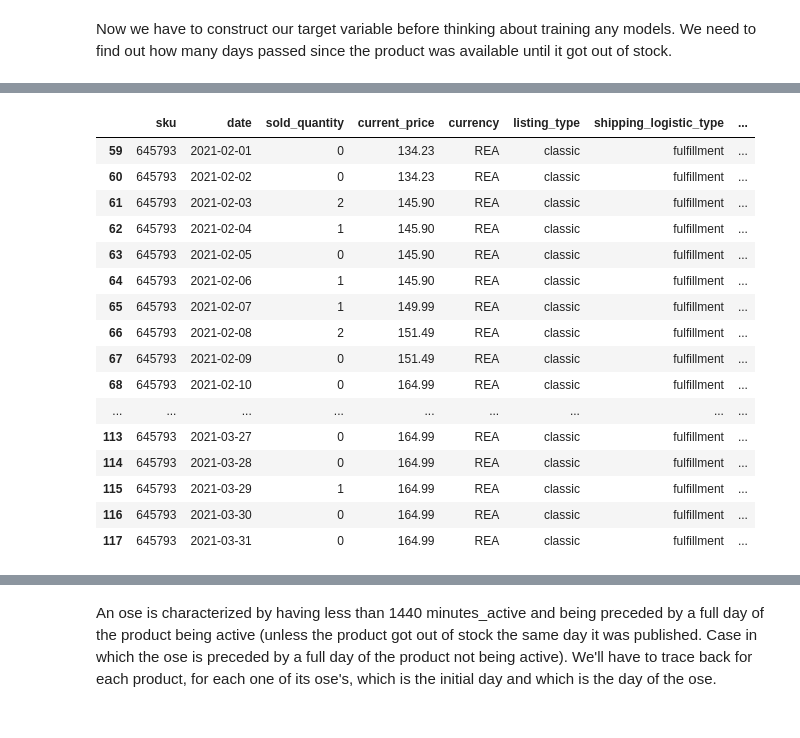
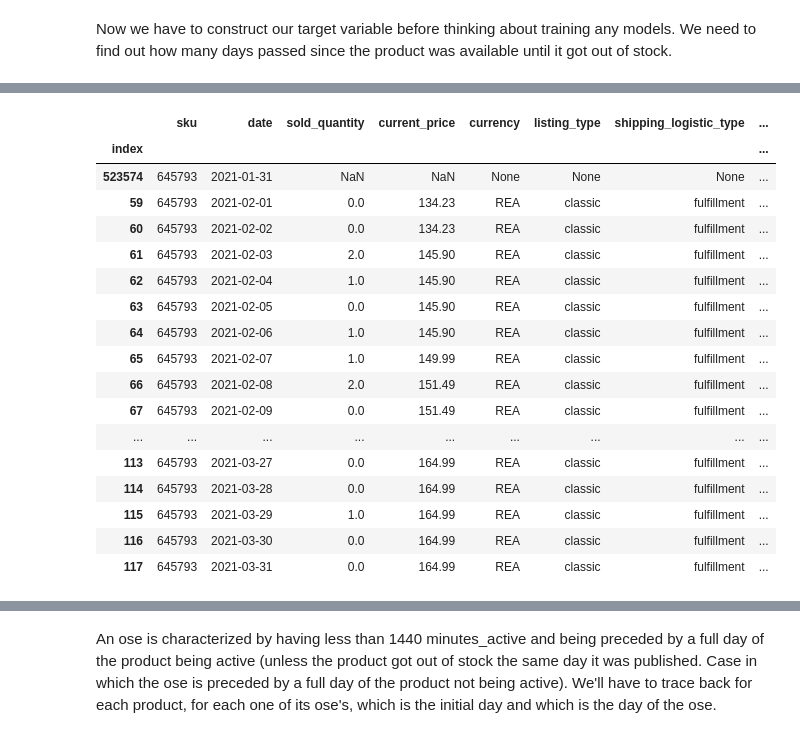
Before and after one commit to santortiz/out-of-stock, a Jupyter notebook: notebooks/eda.ipynb, the cells around one changed output, grey strips where cells are left out. Cells and saved outputs as stored; diff of their text form; code cells hidden in the pictures.

```diff
--- a/notebooks/eda.ipynb
+++ b/notebooks/eda.ipynb
@@ -278,20 +312,23 @@ def is_ose(x):
+# %%
+data_with_ose_mocked = pd.read_parquet("../storage/data/data_with_ose_mocked.parquet")
 # %%
-data_with_ose[data_with_ose["sku"] == 645793]
+data_with_ose_mocked[data_with_ose_mocked["sku"] == 645793]
 # %% [output]
 |  | sku | date | sold_quantity | current_price | currency | listing_type | shipping_logistic_type | ... |
-| 59 | 645793 | 2021-02-01 | 0 | 134.23 | REA | classic | fulfillment | ... |
-| 60 | 645793 | 2021-02-02 | 0 | 134.23 | REA | classic | fulfillment | ... |
-| 61 | 645793 | 2021-02-03 | 2 | 145.90 | REA | classic | fulfillment | ... |
-| 62 | 645793 | 2021-02-04 | 1 | 145.90 | REA | classic | fulfillment | ... |
-| 63 | 645793 | 2021-02-05 | 0 | 145.90 | REA | classic | fulfillment | ... |
-| 64 | 645793 | 2021-02-06 | 1 | 145.90 | REA | classic | fulfillment | ... |
-| 65 | 645793 | 2021-02-07 | 1 | 149.99 | REA | classic | fulfillment | ... |
-| 66 | 645793 | 2021-02-08 | 2 | 151.49 | REA | classic | fulfillment | ... |
-| 67 | 645793 | 2021-02-09 | 0 | 151.49 | REA | classic | fulfillment | ... |
-| 68 | 645793 | 2021-02-10 | 0 | 164.99 | REA | classic | fulfillment | ... |
+| index |  |  |  |  |  |  |  | ... |
+| 523574 | 645793 | 2021-01-31 | NaN | NaN | None | None | None | ... |
+| 59 | 645793 | 2021-02-01 | 0.0 | 134.23 | REA | classic | fulfillment | ... |
+| 60 | 645793 | 2021-02-02 | 0.0 | 134.23 | REA | classic | fulfillment | ... |
+| 61 | 645793 | 2021-02-03 | 2.0 | 145.90 | REA | classic | fulfillment | ... |
+| 62 | 645793 | 2021-02-04 | 1.0 | 145.90 | REA | classic | fulfillment | ... |
+| 63 | 645793 | 2021-02-05 | 0.0 | 145.90 | REA | classic | fulfillment | ... |
+| 64 | 645793 | 2021-02-06 | 1.0 | 145.90 | REA | classic | fulfillment | ... |
+| 65 | 645793 | 2021-02-07 | 1.0 | 149.99 | REA | classic | fulfillment | ... |
+| 66 | 645793 | 2021-02-08 | 2.0 | 151.49 | REA | classic | fulfillment | ... |
+| 67 | 645793 | 2021-02-09 | 0.0 | 151.49 | REA | classic | fulfillment | ... |
 | ... | ... | ... | ... | ... | ... | ... | ... | ... |
-| 113 | 645793 | 2021-03-27 | 0 | 164.99 | REA | classic | fulfillment | ... |
-| 114 | 645793 | 2021-03-28 | 0 | 164.99 | REA | classic | fulfillment | ... |
-| 115 | 645793 | 2021-03-29 | 1 | 164.99 | REA | classic | fulfillment | ... |
-| 116 | 645793 | 2021-03-30 | 0 | 164.99 | REA | classic | fulfillment | ... |
-| 117 | 645793 | 2021-03-31 | 0 | 164.99 | REA | classic | fulfillment | ... |
+| 113 | 645793 | 2021-03-27 | 0.0 | 164.99 | REA | classic | fulfillment | ... |
+| 114 | 645793 | 2021-03-28 | 0.0 | 164.99 | REA | classic | fulfillment | ... |
+| 115 | 645793 | 2021-03-29 | 1.0 | 164.99 | REA | classic | fulfillment | ... |
+| 116 | 645793 | 2021-03-30 | 0.0 | 164.99 | REA | classic | fulfillment | ... |
+| 117 | 645793 | 2021-03-31 | 0.0 | 164.99 | REA | classic | fulfillment | ... |
```
Also changed, not shown: parts of 14 cells of this notebook.
